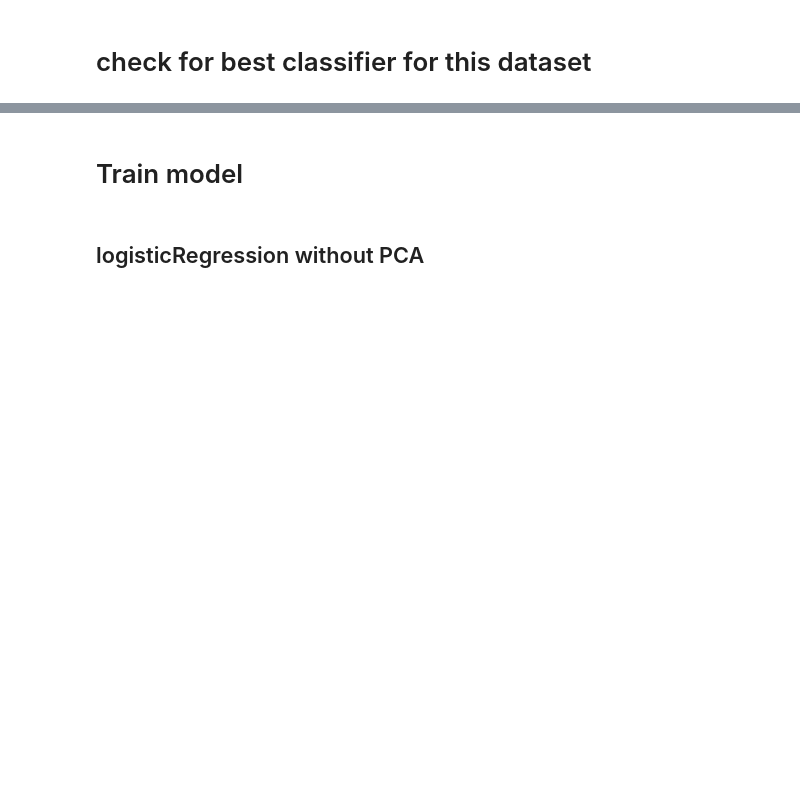
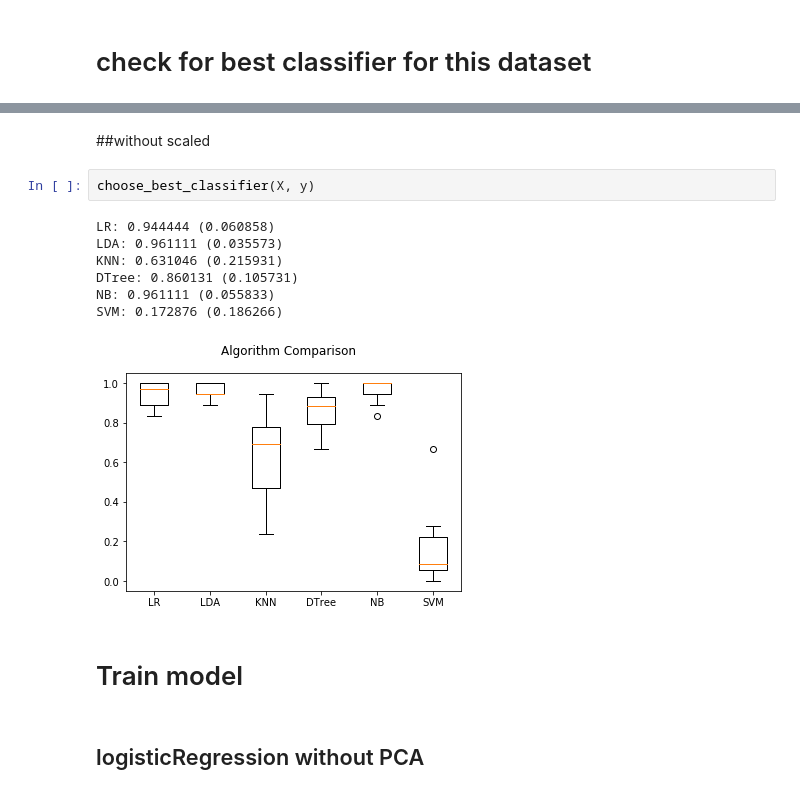
Before and after one commit to noushadkhan01/Projects, a Jupyter notebook: Machine-Learning/Dimensionality-Reduction-Techniques/PCA/PCA_on_multi_class_wine_dataset.ipynb, the cells around one changed output, grey strips where cells are left out. Saved outputs shown, nothing was run; the diff lists cells and outputs as text; blank space fills up the shorter version.

```diff
--- a/Machine-Learning/Dimensionality-Reduction-Techniques/PCA/PCA_on_multi_class_wine_dataset.ipynb
+++ b/Machine-Learning/Dimensionality-Reduction-Techniques/PCA/PCA_on_multi_class_wine_dataset.ipynb
@@ -91,3 +122,15 @@ SVM: 0.408571 (0.130806)
+# %% [markdown]
+##without scaled
+# %%
+choose_best_classifier(X, y)
+# %% [output]
+LR: 0.944444 (0.060858)
+LDA: 0.961111 (0.035573)
+KNN: 0.631046 (0.215931)
+DTree: 0.860131 (0.105731)
+NB: 0.961111 (0.055833)
+SVM: 0.172876 (0.186266)
+[figure, added]
 # %% [markdown]
 # Train model
 # %% [markdown]
```
Also changed, not shown: parts of 25 cells of this notebook.
